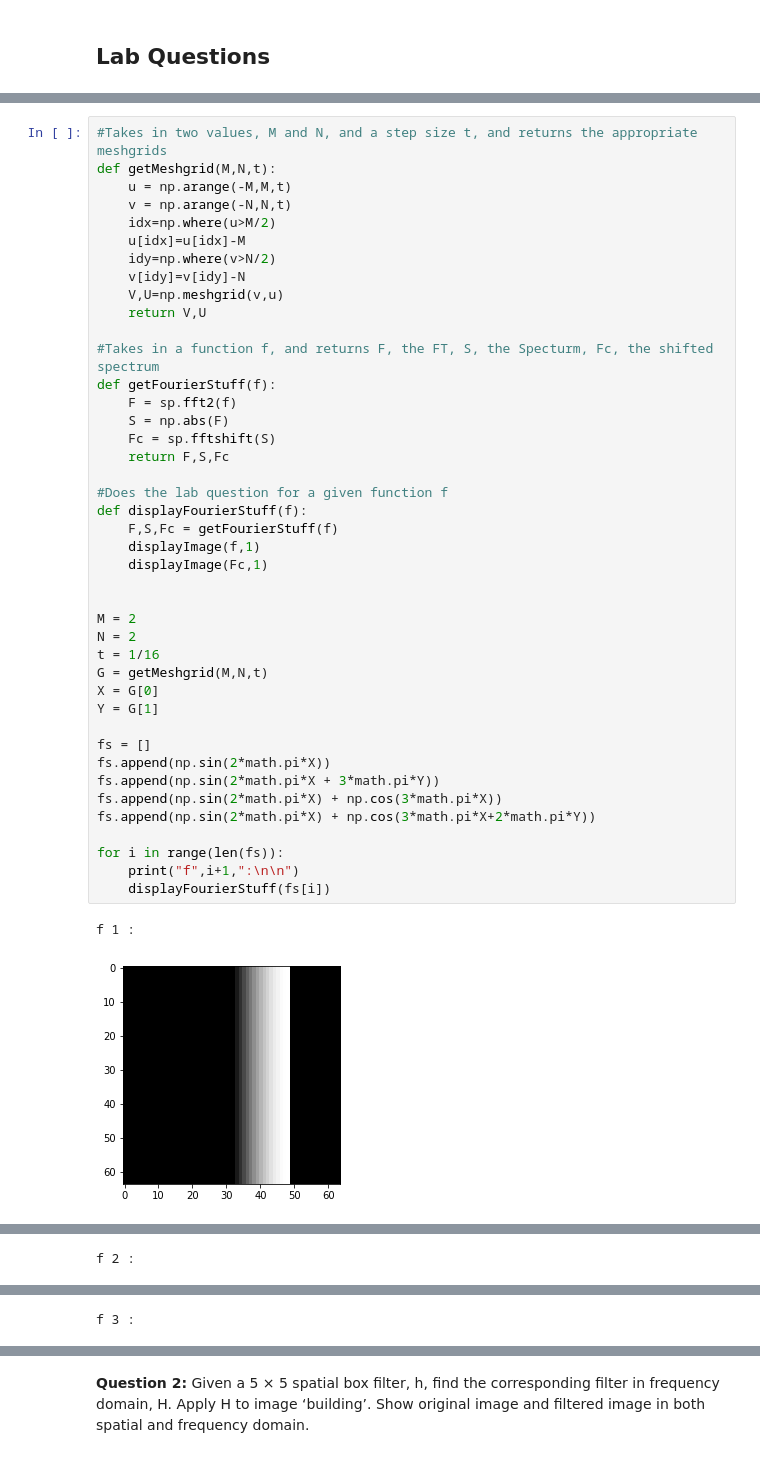
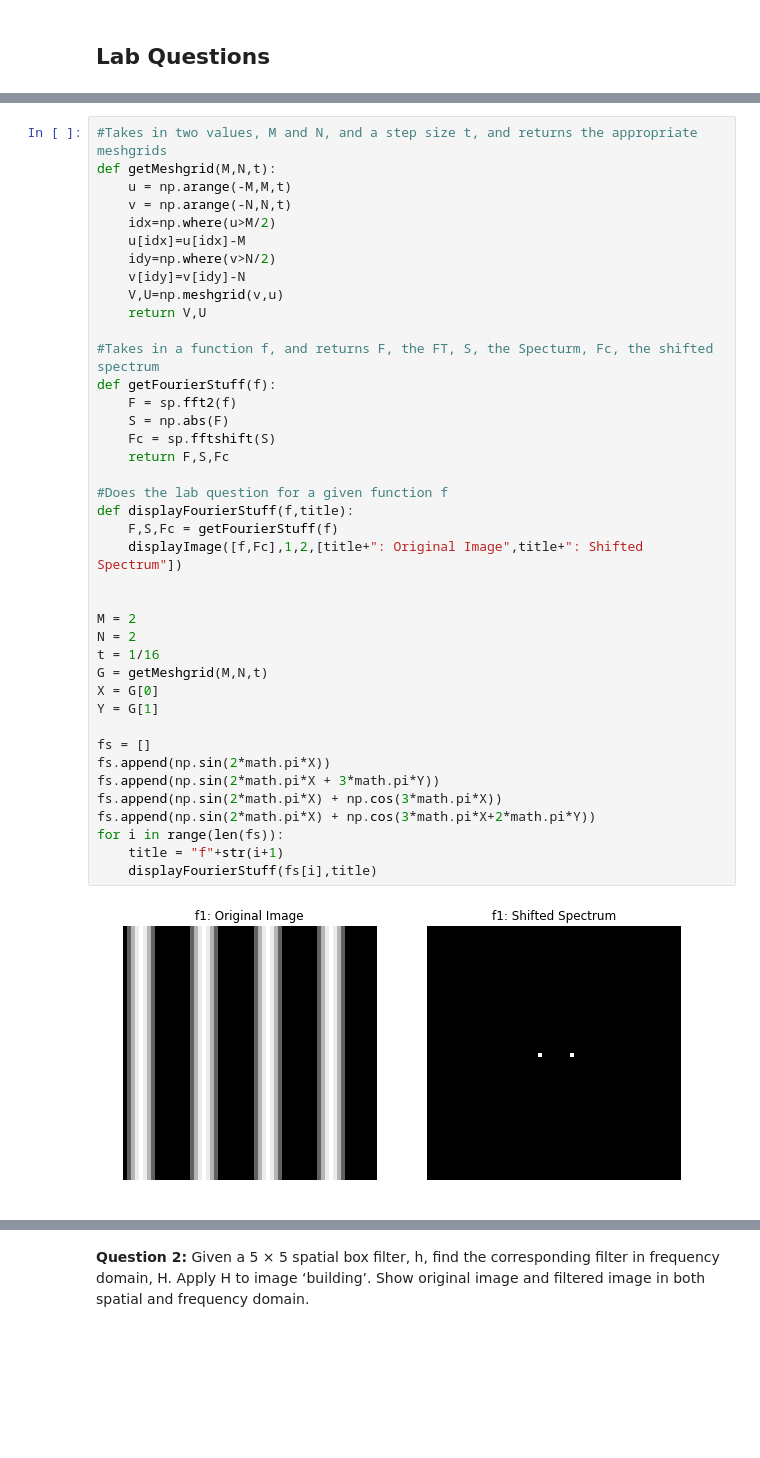
Before and after one commit to arcticNeemie/schoolwork, a Jupyter notebook: COMS/Honours/Digital Image Processing/Lab 4/Lab 4.ipynb, the cells around one changed output, grey strips where cells are left out. Saved outputs shown, nothing was run; the diff lists cells and outputs as text; blank space fills up the shorter version.

```diff
--- a/COMS/Honours/Digital Image Processing/Lab 4/Lab 4.ipynb
+++ b/COMS/Honours/Digital Image Processing/Lab 4/Lab 4.ipynb
@@ -46,38 +75,35 @@ def getMeshgrid(M,N,t):
     idy=np.where(v>N/2)
     v[idy]=v[idy]-N
     V,U=np.meshgrid(v,u)
     return V,U
 
 #Takes in a function f, and returns F, the FT, S, the Specturm, Fc, the shifted spectrum
 def getFourierStuff(f):
     F = sp.fft2(f)
     S = np.abs(F)
     Fc = sp.fftshift(S)
     return F,S,Fc
 
 #Does the lab question for a given function f
-def displayFourierStuff(f):
+def displayFourierStuff(f,title):
     F,S,Fc = getFourierStuff(f)
-    displayImage(f,1)
-    displayImage(Fc,1)
+    displayImage([f,Fc],1,2,[title+": Original Image",title+": Shifted Spectrum"])
 
 
 M = 2
 N = 2
 t = 1/16
 G = getMeshgrid(M,N,t)
 X = G[0]
 Y = G[1]
 
 fs = []
 fs.append(np.sin(2*math.pi*X))
 fs.append(np.sin(2*math.pi*X + 3*math.pi*Y))
 fs.append(np.sin(2*math.pi*X) + np.cos(3*math.pi*X))
 fs.append(np.sin(2*math.pi*X) + np.cos(3*math.pi*X+2*math.pi*Y))
-
 for i in range(len(fs)):
-    print("f",i+1,":\n\n")
-    displayFourierStuff(fs[i])
+    title = "f"+str(i+1)
+    displayFourierStuff(fs[i],title)
 # %% [output]
-f 1 :
-[figure, old version]
+[figure, new version]
@@ -85 +110,0 @@ f 1 :
-f 2 :
@@ -88 +112,0 @@ f 2 :
-f 3 :
```
Also changed, not shown: parts of 5 cells of this notebook.
